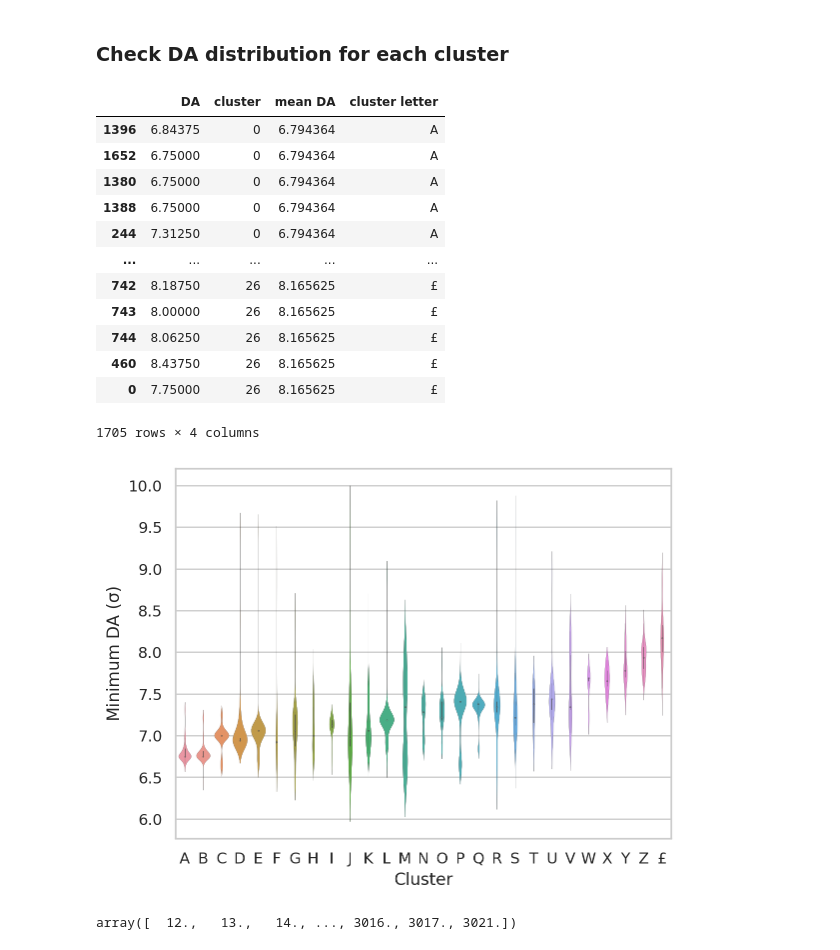
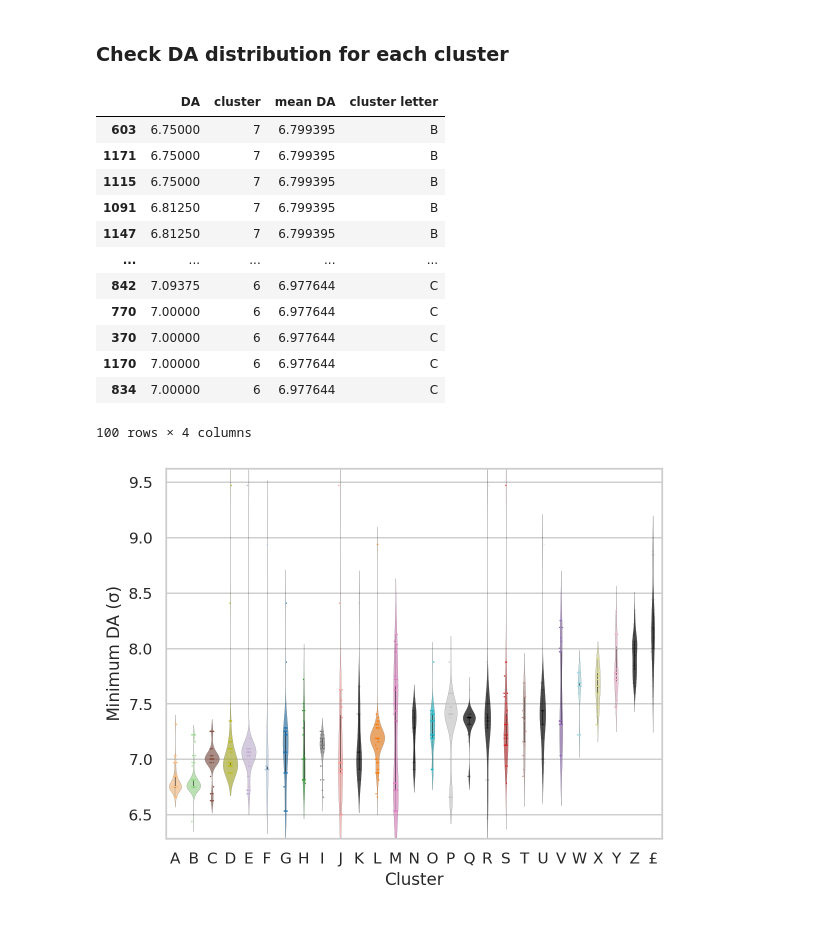
Before and after one commit to ColasDroin/DA_study, a Jupyter notebook: master_study/analysis/clustering_filling_schemes.ipynb, the cells around one changed output. Drawn from its saved outputs; the diff is of its cells as text; code cells hidden in the pictures.

```diff
--- a/master_study/analysis/clustering_filling_schemes.ipynb
+++ b/master_study/analysis/clustering_filling_schemes.ipynb
@@ -463,10 +463,10 @@ df_bunches["mean DA"] = df_bunches.groupby("cluster")["DA"].transform("mean")
 # Sort by mean DA
 df_bunches = df_bunches.sort_values(by="mean DA", ascending=True)
 
-# Reasign the cluster number acording to the mean DA
-df_bunches["cluster"] = df_bunches["cluster"].map(
-    dict(zip(df_bunches["cluster"].unique(), np.arange(len(df_bunches["cluster"].unique()))))
-)
+# # Reasign the cluster number acording to the mean DA
+# df_bunches["cluster"] = df_bunches["cluster"].map(
+#     dict(zip(df_bunches["cluster"].unique(), np.arange(len(df_bunches["cluster"].unique()))))
+# )
 
 # Add a column with the cluster letter
 df_bunches["cluster letter"] = df_bunches["cluster"].map(
@@ -481,33 +481,37 @@ df_bunches["cluster letter"] = df_bunches["cluster"].map(
 # Replace nan with £
 df_bunches["cluster letter"] = df_bunches["cluster letter"].fillna("£")
 
-df_bunches
+
+df_bunches[200:300]
 # %% [output]
 |  | DA | cluster | mean DA | cluster letter |
-| 1396 | 6.84375 | 0 | 6.794364 | A |
-| 1652 | 6.75000 | 0 | 6.794364 | A |
-| 1380 | 6.75000 | 0 | 6.794364 | A |
-| 1388 | 6.75000 | 0 | 6.794364 | A |
-| 244 | 7.31250 | 0 | 6.794364 | A |
+| 603 | 6.75000 | 7 | 6.799395 | B |
+| 1171 | 6.75000 | 7 | 6.799395 | B |
+| 1115 | 6.75000 | 7 | 6.799395 | B |
+| 1091 | 6.81250 | 7 | 6.799395 | B |
+| 1147 | 6.81250 | 7 | 6.799395 | B |
 | ... | ... | ... | ... | ... |
-| 742 | 8.18750 | 26 | 8.165625 | £ |
-| 743 | 8.00000 | 26 | 8.165625 | £ |
-| 744 | 8.06250 | 26 | 8.165625 | £ |
-| 460 | 8.43750 | 26 | 8.165625 | £ |
-| 0 | 7.75000 | 26 | 8.165625 | £ |
+| 842 | 7.09375 | 6 | 6.977644 | C |
+| 770 | 7.00000 | 6 | 6.977644 | C |
+| 370 | 7.00000 | 6 | 6.977644 | C |
+| 1170 | 7.00000 | 6 | 6.977644 | C |
+| 834 | 7.00000 | 6 | 6.977644 | C |
-1705 rows × 4 columns
+100 rows × 4 columns
 # %%
 # Make a violin plot to see the distribution of DA values by cluster
+palette = [
+        dic_color[x] if x in set_idx else np.array([0.0, 0.0, 0.0, 0.1])
+        for x in sorted(df_bunches["cluster"].unique())]
 pal = sns.cubehelix_palette(27, rot=-0.25, light=0.7)
-sns.violinplot(
-    x="cluster letter", y="DA", data=df_bunches, scale="count", inner="box", linewidth=0.1
+ax = sns.violinplot(
+    x="cluster letter", y="DA", data=df_bunches, scale="count", inner="box", linewidth=0.1, palette=palette
+
 )
+plt.setp(ax.collections, alpha=.7)
+sns.stripplot(x="cluster letter", y="DA", data=df_bunches, jitter=True, size = 1, palette=palette)
+#ax.get_legend().remove()
 plt.xlabel("Cluster")
 plt.ylabel(r"Minimum DA $\rm (\sigma)$")
 plt.show()
 # %% [output]
-[figure, old version]
+[figure, new version]
-# %%
-df_DA_mini['bunch_nb'].values
-# %% [output]
-array([  12.,   13.,   14., ..., 3016., 3017., 3021.])
```
